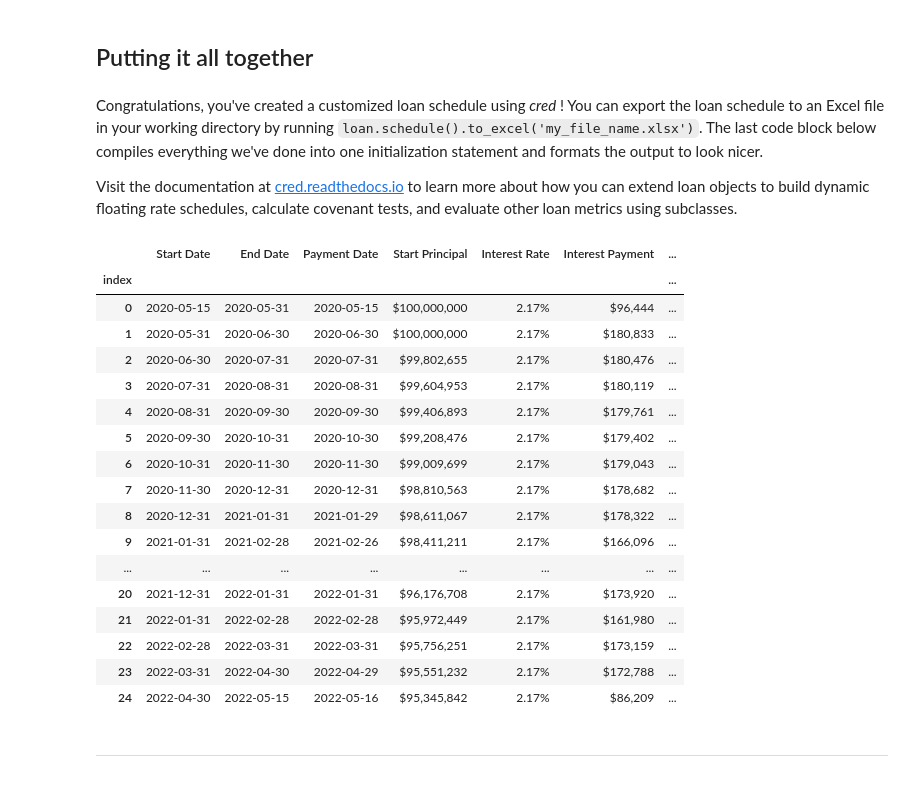
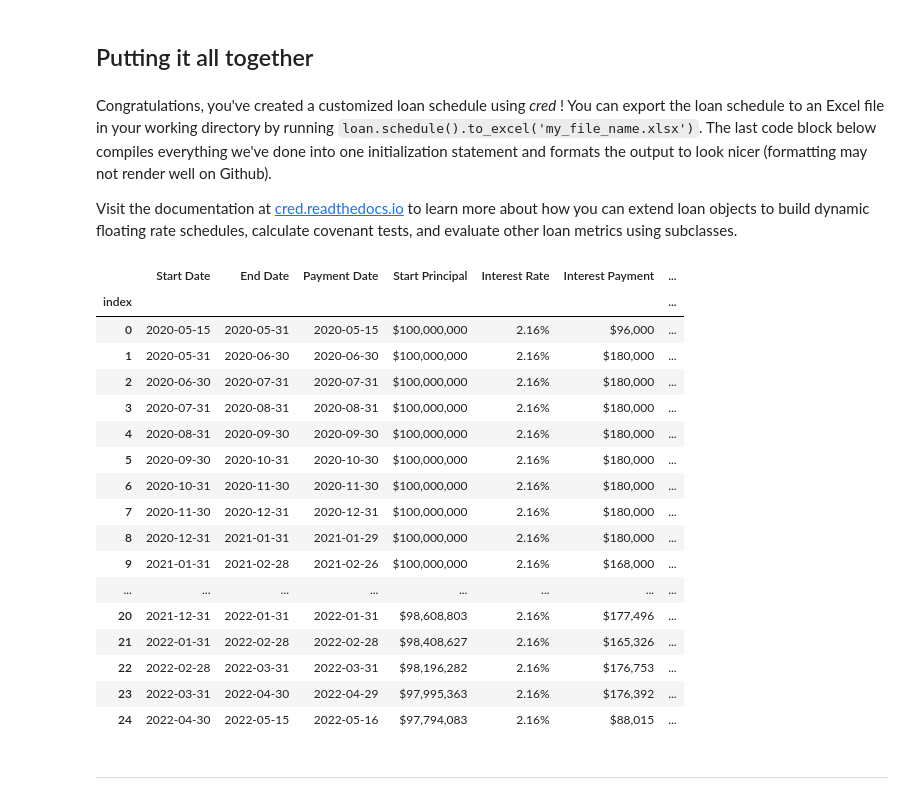
Before and after one commit to jordanhitchcock/cred_guides, a Jupyter notebook: loan_schedule_quickstart.ipynb, the cells around one changed output. Drawn from its saved outputs; the diff is of its cells as text; code cells hidden in the pictures.

```diff
--- a/loan_schedule_quickstart.ipynb
+++ b/loan_schedule_quickstart.ipynb
@@ -161,48 +159,49 @@ loan.schedule()
 # %% [markdown]
 ## Putting it all together
 # %% [markdown]
-Congratulations, you've created a customized loan schedule using _cred_ !  You can export the loan schedule to an Excel file in your working directory by running `loan.schedule().to_excel('my_file_name.xlsx')`. The last code block below compiles everything we've done into one initialization statement and formats the output to look nicer.
+Congratulations, you've created a customized loan schedule using _cred_ !  You can export the loan schedule to an Excel file in your working directory by running `loan.schedule().to_excel('my_file_name.xlsx')`. The last code block below compiles everything we've done into one initialization statement and formats the output to look nicer (formatting may not render well on Github).
 
 Visit the documentation at [cred.readthedocs.io](https://cred.readthedocs.io/en/latest/) to learn more about how you can extend loan objects to build dynamic floating rate schedules, calculate covenant tests, and evaluate other loan metrics using subclasses.
 # %%
 from cred import FixedRateBorrowing, Monthly, thirty360, FederalReserveHolidays, modified_following
 
 loan = FixedRateBorrowing(start_date=date.today() + relativedelta(months=1, day=15),
                           first_reg_start=date.today() + relativedelta(months=1, day=31),
                           end_date=date.today() + relativedelta(months=25, day=15),
                           freq=Monthly(),
                           initial_principal=100_000_000,
                           coupon=yc.yield_for_delta(relativedelta(months=12)) + 0.02,
                           amort_periods=360,
+                          io_periods=12,
                           pmt_convention=modified_following,
                           year_frac=thirty360,
                           holidays=FederalReserveHolidays())
 
-# formatting
+# formatting (may not render well on Github)
 schedule = loan.schedule()
 schedule.columns = ['Start Date', 'End Date', 'Payment Date', 'Start Principal', 'Interest Rate', 'Interest Payment', 'Principal Payment', 'Total Payment', 'End Principal']
 schedule = schedule.style.format({'Start Principal': '${:,.0f}', 'Interest Rate': '{:.2%}', 'Interest Payment': '${:,.0f}', 'Principal Payment': '${:,.0f}', 'Total Payment': '${:,.0f}', 'End Principal': '${:,.0f}'})
 
 schedule
 # %% [output]
 |  | Start Date | End Date | Payment Date | Start Principal | Interest Rate | Interest Payment | ... |
 | index |  |  |  |  |  |  | ... |
-| 0 | 2020-05-15 | 2020-05-31 | 2020-05-15 | $100,000,000 | 2.17% | $96,444 | ... |
-| 1 | 2020-05-31 | 2020-06-30 | 2020-06-30 | $100,000,000 | 2.17% | $180,833 | ... |
-| 2 | 2020-06-30 | 2020-07-31 | 2020-07-31 | $99,802,655 | 2.17% | $180,476 | ... |
-| 3 | 2020-07-31 | 2020-08-31 | 2020-08-31 | $99,604,953 | 2.17% | $180,119 | ... |
-| 4 | 2020-08-31 | 2020-09-30 | 2020-09-30 | $99,406,893 | 2.17% | $179,761 | ... |
-| 5 | 2020-09-30 | 2020-10-31 | 2020-10-30 | $99,208,476 | 2.17% | $179,402 | ... |
-| 6 | 2020-10-31 | 2020-11-30 | 2020-11-30 | $99,009,699 | 2.17% | $179,043 | ... |
-| 7 | 2020-11-30 | 2020-12-31 | 2020-12-31 | $98,810,563 | 2.17% | $178,682 | ... |
-| 8 | 2020-12-31 | 2021-01-31 | 2021-01-29 | $98,611,067 | 2.17% | $178,322 | ... |
-| 9 | 2021-01-31 | 2021-02-28 | 2021-02-26 | $98,411,211 | 2.17% | $166,096 | ... |
+| 0 | 2020-05-15 | 2020-05-31 | 2020-05-15 | $100,000,000 | 2.16% | $96,000 | ... |
+| 1 | 2020-05-31 | 2020-06-30 | 2020-06-30 | $100,000,000 | 2.16% | $180,000 | ... |
+| 2 | 2020-06-30 | 2020-07-31 | 2020-07-31 | $100,000,000 | 2.16% | $180,000 | ... |
+| 3 | 2020-07-31 | 2020-08-31 | 2020-08-31 | $100,000,000 | 2.16% | $180,000 | ... |
+| 4 | 2020-08-31 | 2020-09-30 | 2020-09-30 | $100,000,000 | 2.16% | $180,000 | ... |
+| 5 | 2020-09-30 | 2020-10-31 | 2020-10-30 | $100,000,000 | 2.16% | $180,000 | ... |
+| 6 | 2020-10-31 | 2020-11-30 | 2020-11-30 | $100,000,000 | 2.16% | $180,000 | ... |
+| 7 | 2020-11-30 | 2020-12-31 | 2020-12-31 | $100,000,000 | 2.16% | $180,000 | ... |
+| 8 | 2020-12-31 | 2021-01-31 | 2021-01-29 | $100,000,000 | 2.16% | $180,000 | ... |
+| 9 | 2021-01-31 | 2021-02-28 | 2021-02-26 | $100,000,000 | 2.16% | $168,000 | ... |
 | ... | ... | ... | ... | ... | ... | ... | ... |
-| 20 | 2021-12-31 | 2022-01-31 | 2022-01-31 | $96,176,708 | 2.17% | $173,920 | ... |
-| 21 | 2022-01-31 | 2022-02-28 | 2022-02-28 | $95,972,449 | 2.17% | $161,980 | ... |
-| 22 | 2022-02-28 | 2022-03-31 | 2022-03-31 | $95,756,251 | 2.17% | $173,159 | ... |
-| 23 | 2022-03-31 | 2022-04-30 | 2022-04-29 | $95,551,232 | 2.17% | $172,788 | ... |
-| 24 | 2022-04-30 | 2022-05-15 | 2022-05-16 | $95,345,842 | 2.17% | $86,209 | ... |
+| 20 | 2021-12-31 | 2022-01-31 | 2022-01-31 | $98,608,803 | 2.16% | $177,496 | ... |
+| 21 | 2022-01-31 | 2022-02-28 | 2022-02-28 | $98,408,627 | 2.16% | $165,326 | ... |
+| 22 | 2022-02-28 | 2022-03-31 | 2022-03-31 | $98,196,282 | 2.16% | $176,753 | ... |
+| 23 | 2022-03-31 | 2022-04-30 | 2022-04-29 | $97,995,363 | 2.16% | $176,392 | ... |
+| 24 | 2022-04-30 | 2022-05-15 | 2022-05-16 | $97,794,083 | 2.16% | $88,015 | ... |
 # %% [markdown]
 ***
 # %% [markdown]
```
Also changed, not shown: parts of 6 cells of this notebook.
